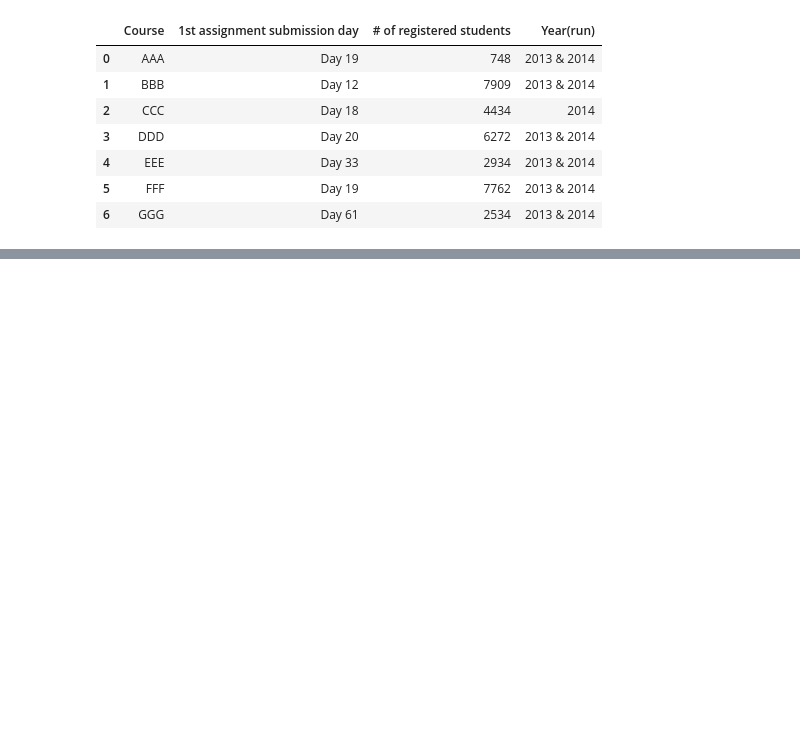
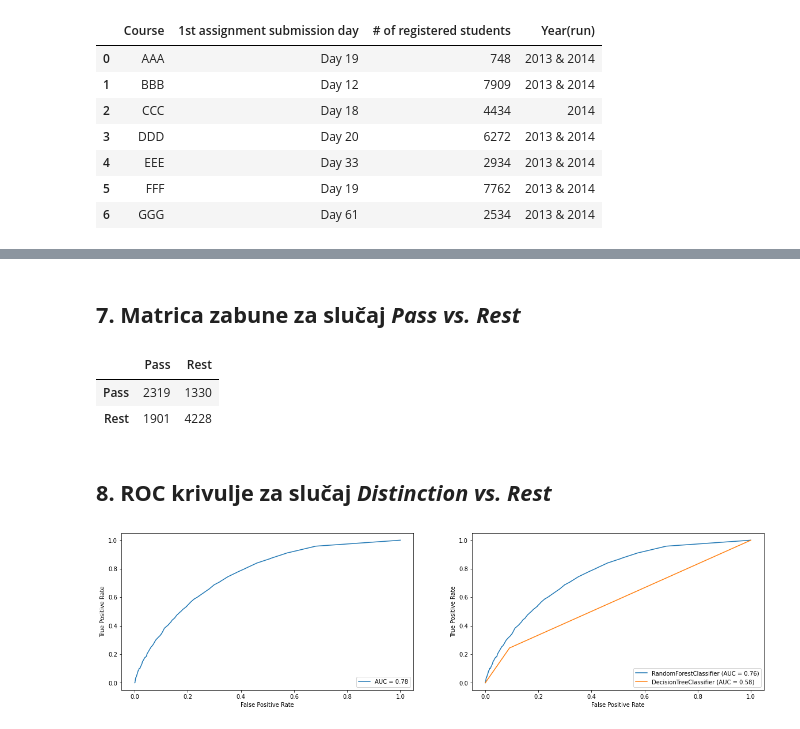
Before and after one commit to mmarfat/uzop-project, a Jupyter notebook: UZOP-Projekt.ipynb, the cells around one changed output, grey strips where cells are left out. Saved outputs shown, nothing was run; the diff lists cells and outputs as text; code cells hidden in the pictures; blank space fills up the shorter version.

Commit message:
Provedeni svi algoritmi i modeli

```diff
--- a/UZOP-Projekt.ipynb
+++ b/UZOP-Projekt.ipynb
@@ -159,0 +404,67 @@ analysis_table.head()
+# %% [markdown]
+<h2><b>7. Matrica zabune za slučaj <i>Pass vs. Rest</i></b></h2>
+# %%
+from sklearn.metrics import confusion_matrix
+
+labels = ['Pass', 'Rest']
+y_true = np.array(y_test_Pass)
+y_true = list(map(str,y_true))
+for i in range(len(y_true)):
+    if y_true[i] == '1':
+        y_true[i] = 'Pass'
+    else:
+        y_true[i] = 'Rest'
+
+y_pred = np.array(predictionPassBart)
+y_pred = list(map(str,y_pred))
+for i in range(len(y_pred)):
+    if y_pred[i] == '1':
+        y_pred[i] = 'Pass'
+    else:
+        y_pred[i] = 'Rest'
+
+confMatrix = pd.DataFrame(confusion_matrix(y_true, y_pred, labels=labels), index=labels, columns=labels)
+confMatrix
+# %% [output]
+|  | Pass | Rest |
+| Pass | 2319 | 1330 |
+| Rest | 1901 | 4228 |
+# %% [markdown]
+<h2><b>8. ROC krivulje za slučaj <i>Distinction vs. Rest</i></b></h2>
+# %%
+import matplotlib.pyplot as plt
+from sklearn.metrics import roc_curve
+from sklearn.metrics import roc_auc_score
+
+fig, ax = plt.subplots(1, 2, figsize=(20, 5))
+
+modelBart.fit(X_train_Distinction, y_train_Distinction)
+modelDt.fit(X_train_Distinction, y_train_Distinction)
+modelRf.fit(X_train_Distinction, y_train_Distinction)
+
+distBartCurve = modelBart.predict(X_test_Distinction)
+distDtCurve = modelDt.predict_proba(X_test_Distinction)[:, 1]
+distRfCurve = modelRf.predict_proba(X_test_Distinction)[:, 1]
+
+bartAUC = roc_auc_score(y_test_Distinction, distBartCurve)
+DtAUC = roc_auc_score(y_test_Distinction, distDtCurve)
+RfAUC = roc_auc_score(y_test_Distinction, distRfCurve)
+
+bartFpr, bartTpr, _ = roc_curve(y_test_Distinction, distBartCurve)
+DtFpr, DtTpr, _ = roc_curve(y_test_Distinction, distDtCurve)
+RfFpr, RfTpr, _ = roc_curve(y_test_Distinction, distRfCurve)
+
+ax[0].plot(RfFpr, RfTpr, label=f'AUC = {round(bartAUC, 2)}')
+ax[0].set_xlabel('False Positive Rate')
+ax[0].set_ylabel('True Positive Rate')
+ax[0].legend(loc='lower right')
+
+
+ax[1].plot(RfFpr, RfTpr, label=f'RandomForestClassifier (AUC = {round(RfAUC, 2)})')
+ax[1].plot(DtFpr, DtTpr, label=f'DecisionTreeClassifier (AUC = {round(DtAUC, 2)})')
+ax[1].set_xlabel('False Positive Rate')
+ax[1].set_ylabel('True Positive Rate')
+ax[1].legend(loc='lower right')
+plt.show()
+# %% [output]
+[figure, added]
```
Also changed, not shown: parts of 19 cells of this notebook.
